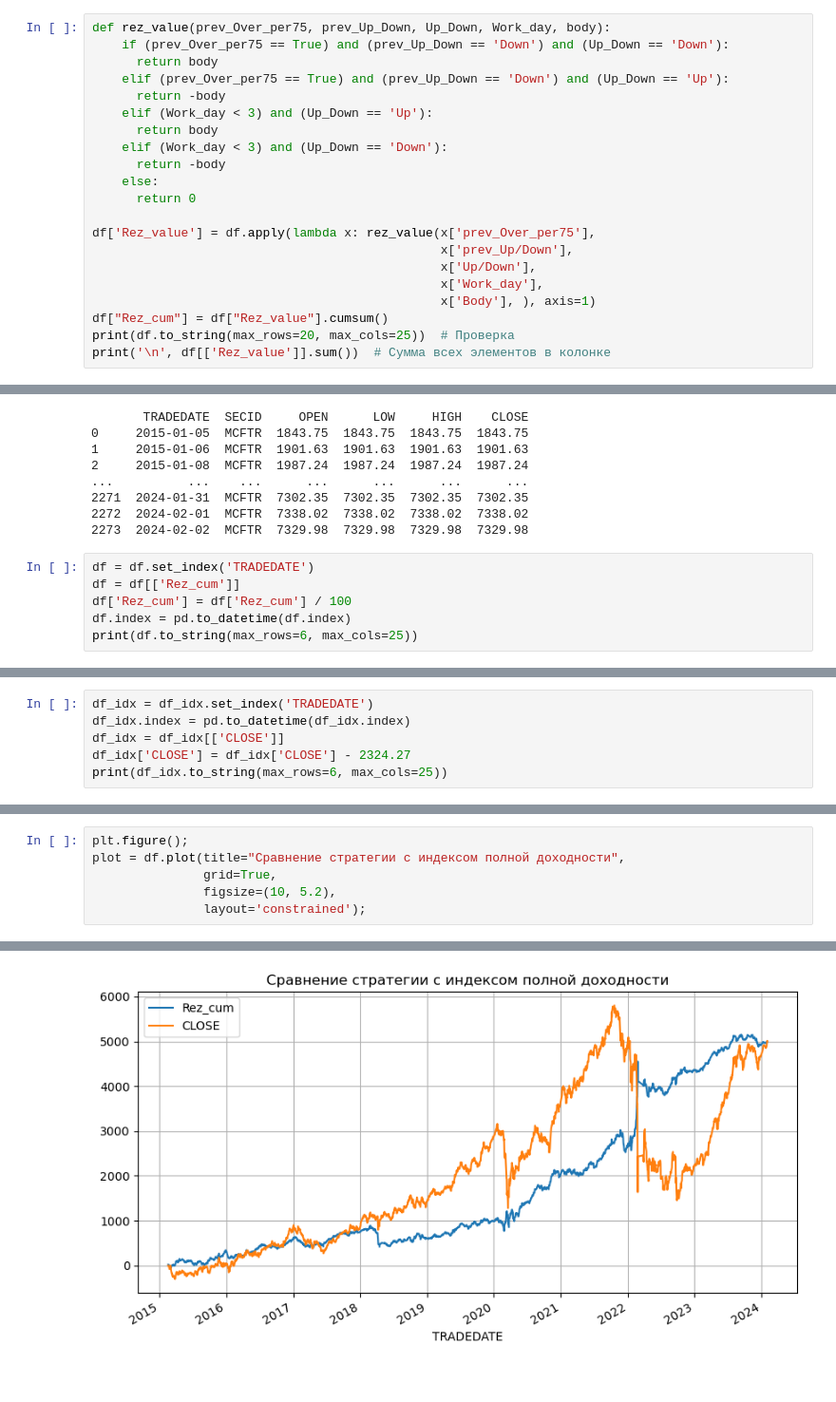
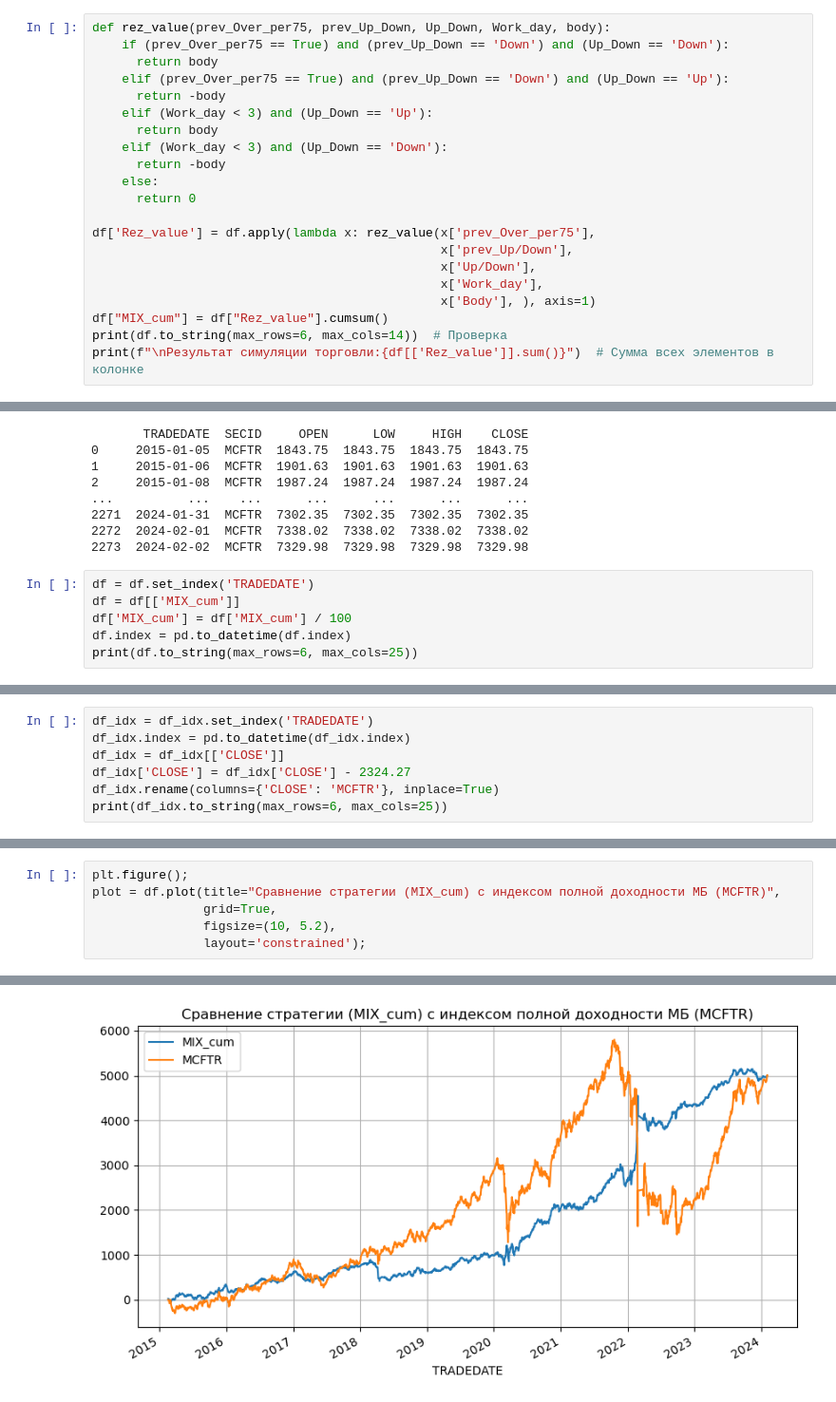
Before and after one commit to Alkor135/stock_exchange_data_analysis, a Jupyter notebook: data_analysis_future_MIX/MIX_analysis_body_and_day.ipynb, the cells around one changed output, grey strips where cells are left out. Shown: that part at 95% size. Cells and saved outputs as stored; diff of their text form.

```diff
--- a/data_analysis_future_MIX/MIX_analysis_body_and_day.ipynb
+++ b/data_analysis_future_MIX/MIX_analysis_body_and_day.ipynb
@@ -326,7 +328,7 @@ df['Rez_value'] = df.apply(lambda x: rez_value(x['prev_Over_per75'],
                                                x['Up/Down'],
                                                x['Work_day'],
                                                x['Body'], ), axis=1)
-df["Rez_cum"] = df["Rez_value"].cumsum()
-print(df.to_string(max_rows=20, max_cols=25))  # Проверка
-print('\n', df[['Rez_value']].sum())  # Сумма всех элементов в колонке
+df["MIX_cum"] = df["Rez_value"].cumsum()
+print(df.to_string(max_rows=6, max_cols=14))  # Проверка
+print(f"\nРезультат симуляции торговли:{df[['Rez_value']].sum()}")  # Сумма всех элементов в колонке
 # %% [output]
@@ -432,8 +428,8 @@ print(df_idx.to_string(max_rows=6, max_cols=25))  # Проверка того,
 2273  2024-02-02  MCFTR  7329.98  7329.98  7329.98  7329.98
 # %%
 df = df.set_index('TRADEDATE')
-df = df[['Rez_cum']]
-df['Rez_cum'] = df['Rez_cum'] / 100
+df = df[['MIX_cum']]
+df['MIX_cum'] = df['MIX_cum'] / 100
 df.index = pd.to_datetime(df.index)
 print(df.to_string(max_rows=6, max_cols=25))
 # %% [output]
@@ -451,5 +447,6 @@ df_idx = df_idx.set_index('TRADEDATE')
 df_idx.index = pd.to_datetime(df_idx.index)
 df_idx = df_idx[['CLOSE']]
 df_idx['CLOSE'] = df_idx['CLOSE'] - 2324.27
+df_idx.rename(columns={'CLOSE': 'MCFTR'}, inplace=True)
 print(df_idx.to_string(max_rows=6, max_cols=25))
 # %% [output]
@@ -478,10 +475,10 @@ TRADEDATE
 2024-02-02  4999.50  5005.71
 # %%
 plt.figure();
-plot = df.plot(title="Сравнение стратегии с индексом полной доходности",
+plot = df.plot(title="Сравнение стратегии (MIX_cum) с индексом полной доходности МБ (MCFTR)",
                grid=True,
                figsize=(10, 5.2),
                layout='constrained');
 # %% [output]
 <Figure size 640x480 with 0 Axes>
-[figure, old version]
+[figure, new version]
```
Also changed, not shown: parts of 12 cells of this notebook, 2 other files.
